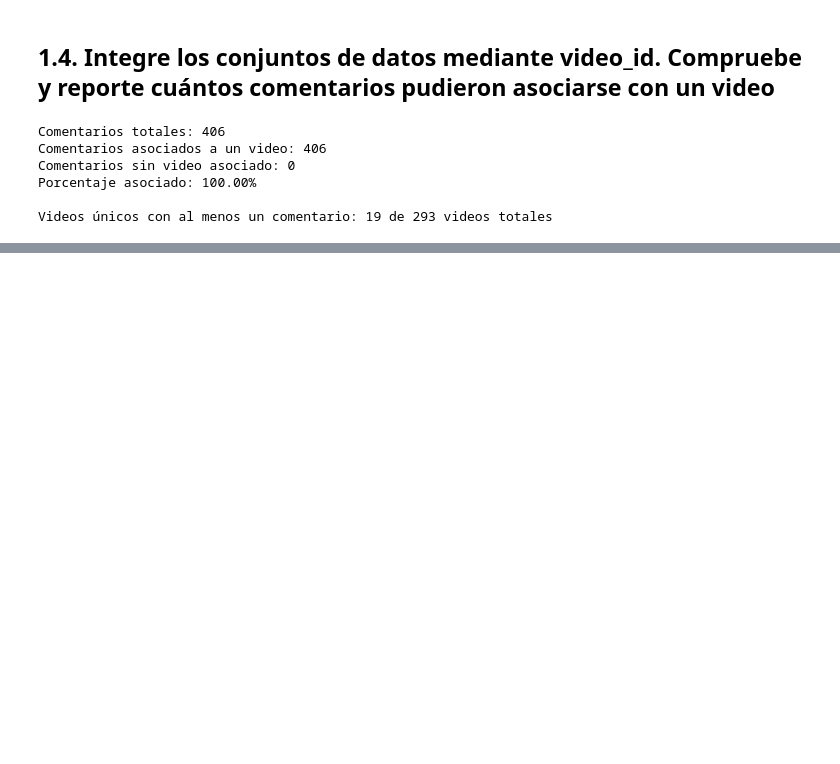
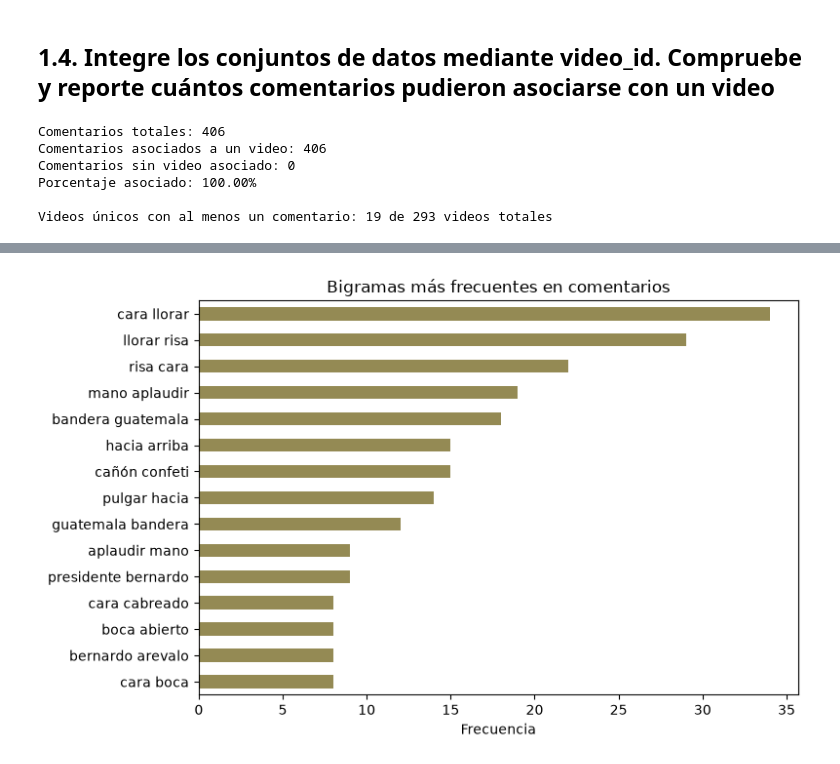
Before and after one commit to belennmm/DataS_Lab6_RedesSociales, a Jupyter notebook: Lab6_Analisis_Limpieza.ipynb, the cells around one changed output, grey strips where cells are left out. Saved outputs shown, nothing was run; the diff lists cells and outputs as text; code cells hidden in the pictures; blank space fills up the shorter version.

```diff
--- a/Lab6_Analisis_Limpieza.ipynb
+++ b/Lab6_Analisis_Limpieza.ipynb
@@ -86,0 +799,10 @@ Un canal (channel_id) publica uno o varios videos (video_id); esa es una relaci
+# %%
+fig, ax = plt.subplots(figsize=(8, 5))
+top_bigs.sort_values().plot(kind='barh', ax=ax, color='#948a54')
+ax.set_title('Bigramas más frecuentes en comentarios')
+ax.set_xlabel('Frecuencia')
+plt.tight_layout()
+plt.savefig('graficos/07_bigramas_frecuentes.png')
+plt.show()
+# %% [output]
+[figure, added]
```
Also changed, not shown: parts of 83 cells of this notebook, 16 other files.
